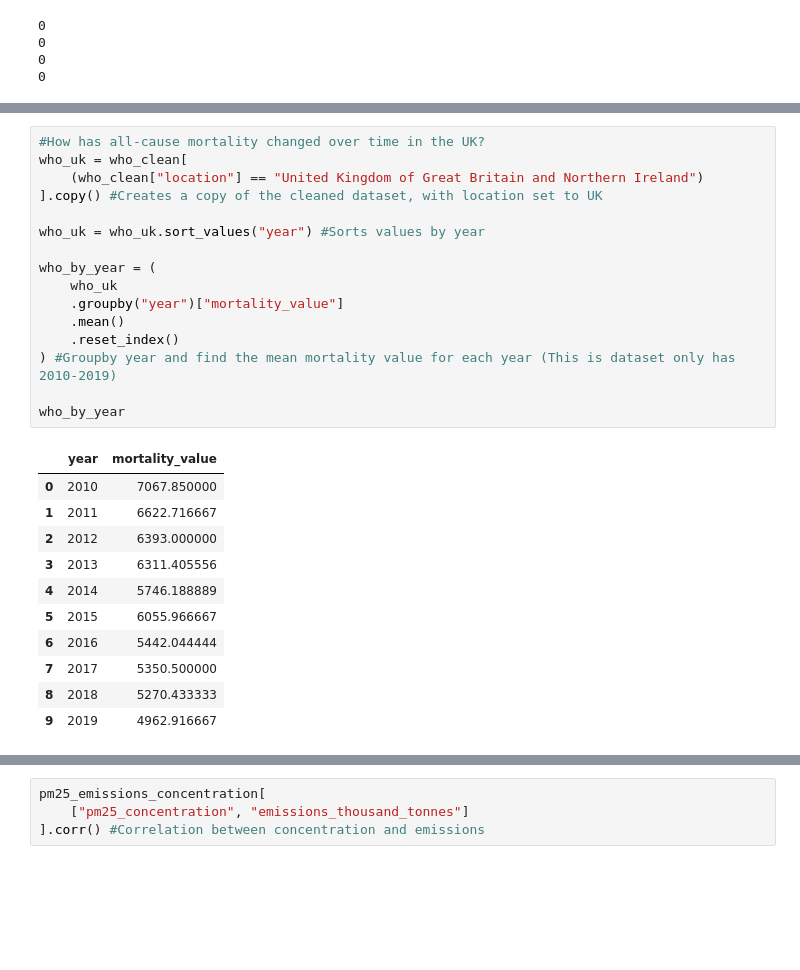
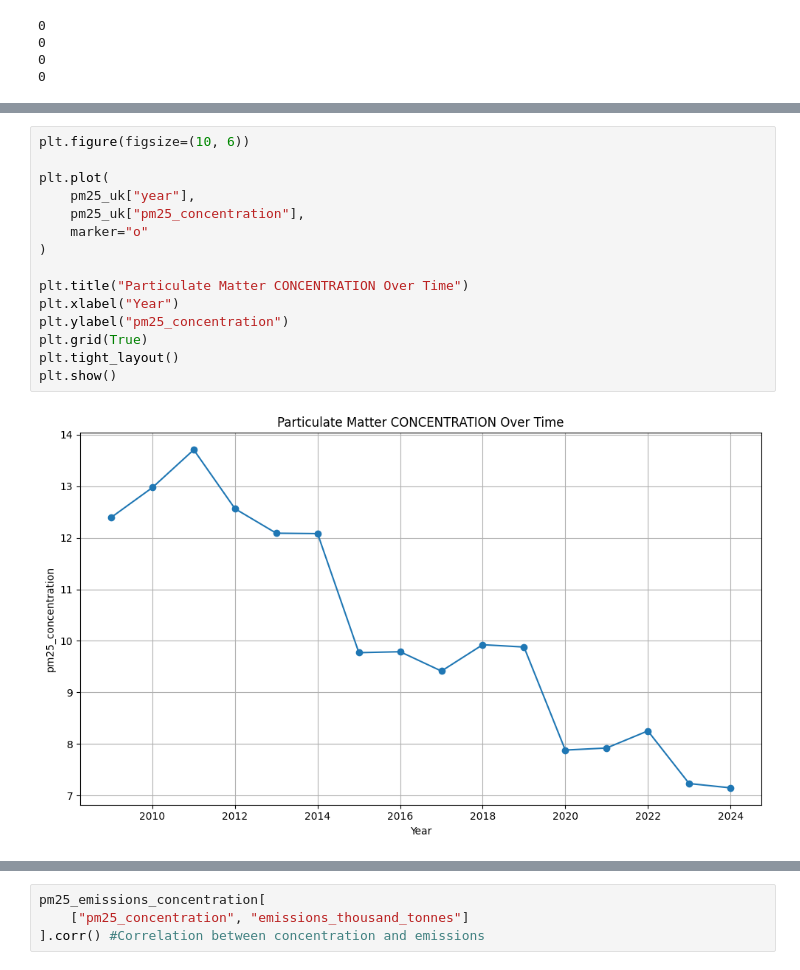
Before and after one commit to jonahlw2/IS_477_Group_Project, a Jupyter notebook: Code/main-code.ipynb, the cells around one changed output, grey strips where cells are left out. Drawn from its saved outputs; the diff is of its cells as text; blank space fills up the shorter version.

```diff
--- a/Code/main-code.ipynb
+++ b/Code/main-code.ipynb
@@ -300,29 +438,18 @@ print(emissions_yearwise.duplicated().sum())
 # %%
-#How has all-cause mortality changed over time in the UK?
-who_uk = who_clean[
-    (who_clean["location"] == "United Kingdom of Great Britain and Northern Ireland")
-].copy() #Creates a copy of the cleaned dataset, with location set to UK
+plt.figure(figsize=(10, 6))
 
-who_uk = who_uk.sort_values("year") #Sorts values by year
+plt.plot(
+    pm25_uk["year"],
+    pm25_uk["pm25_concentration"],
+    marker="o"
+)
 
-who_by_year = (
-    who_uk
-    .groupby("year")["mortality_value"]
-    .mean()
-    .reset_index()
-) #Groupby year and find the mean mortality value for each year (This is dataset only has 2010-2019)
-
-who_by_year
+plt.title("Particulate Matter CONCENTRATION Over Time")
+plt.xlabel("Year")
+plt.ylabel("pm25_concentration")
+plt.grid(True)
+plt.tight_layout()
+plt.show()
 # %% [output]
-|  | year | mortality_value |
-| 0 | 2010 | 7067.850000 |
-| 1 | 2011 | 6622.716667 |
-| 2 | 2012 | 6393.000000 |
-| 3 | 2013 | 6311.405556 |
-| 4 | 2014 | 5746.188889 |
-| 5 | 2015 | 6055.966667 |
-| 6 | 2016 | 5442.044444 |
-| 7 | 2017 | 5350.500000 |
-| 8 | 2018 | 5270.433333 |
-| 9 | 2019 | 4962.916667 |
+[figure, added]
 # %%
```
Also changed, not shown: parts of 34 cells of this notebook.
